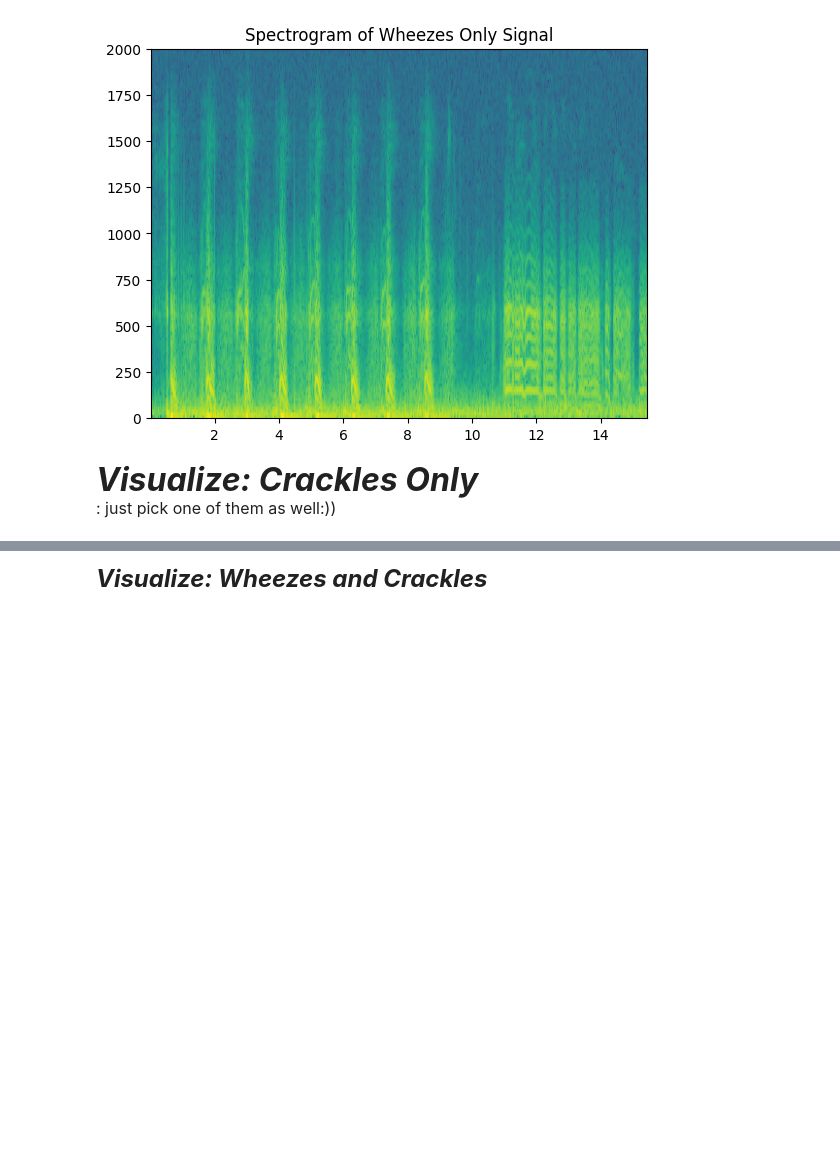
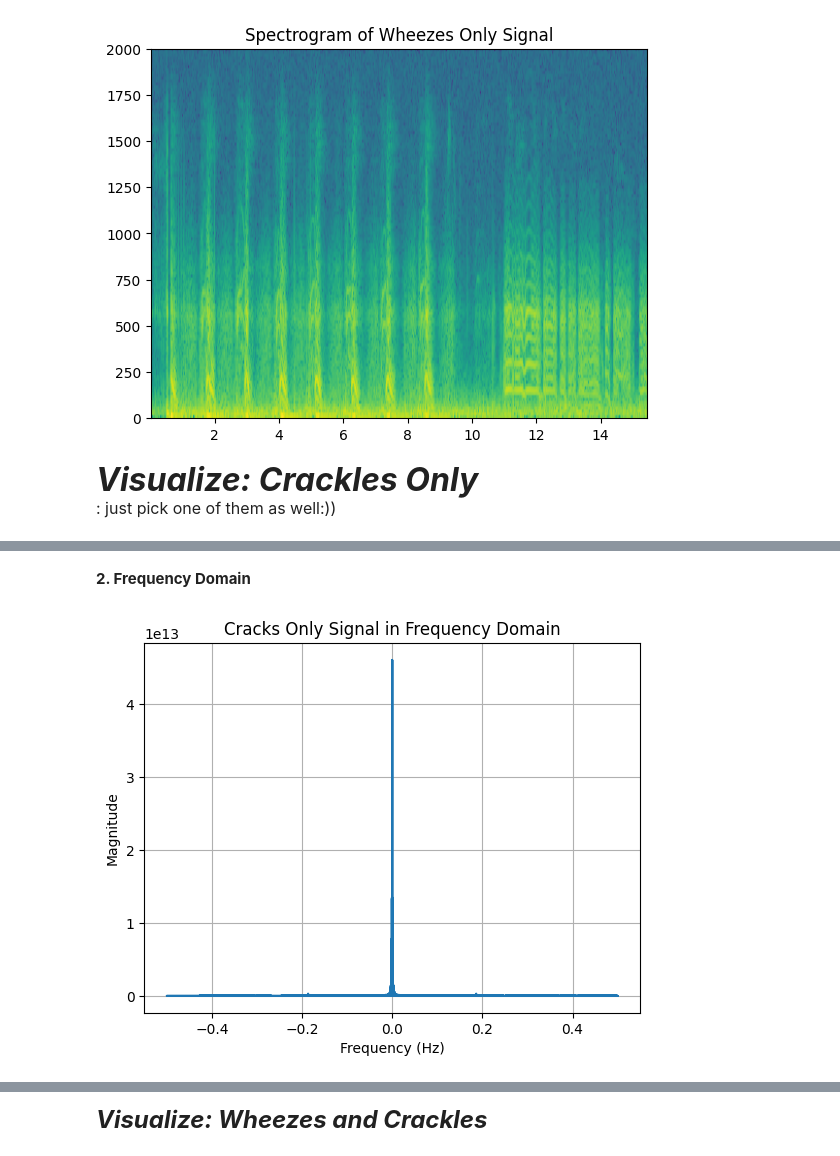
Before and after one commit to Wachiii-Raya/Signal_class_project, a Jupyter notebook: data_visualize.ipynb, the cells around one changed output, grey strips where cells are left out. Cells and saved outputs as stored; diff of their text form; code cells hidden in the pictures; blank space fills up the shorter version.

```diff
--- a/data_visualize.ipynb
+++ b/data_visualize.ipynb
@@ -161,0 +199,18 @@ plt.show()
+# %% [markdown]
+**2. Frequency Domain**
+# %%
+# visualize in frequency domain
+fftCracksOnly = np.fft.fft(cracklesOnlySignal[1])       # Tong pen np.array naja
+fftCracksOnly = np.abs(fftCracksOnly)                 # convert to absolute values, because the values are complex numbers
+
+# Generate frequencies
+frequencies_1 = np.fft.fftfreq(len(fftCracksOnly))
+
+plt.plot(frequencies_1, fftCracksOnly)
+plt.xlabel('Frequency (Hz)')
+plt.ylabel('Magnitude')
+plt.title('Cracks Only Signal in Frequency Domain')
+plt.grid(True)
+plt.show()
+# %% [output]
+[figure, added]
```
Also changed, not shown: parts of 8 cells of this notebook.
